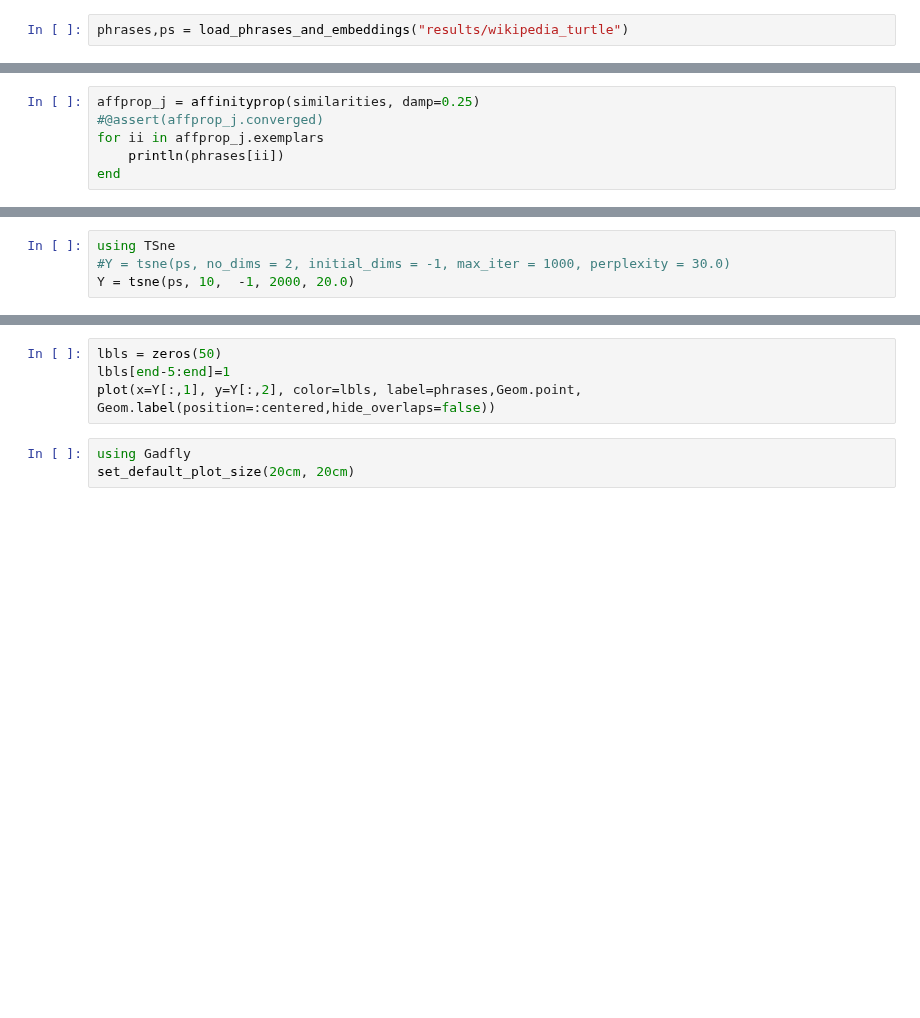
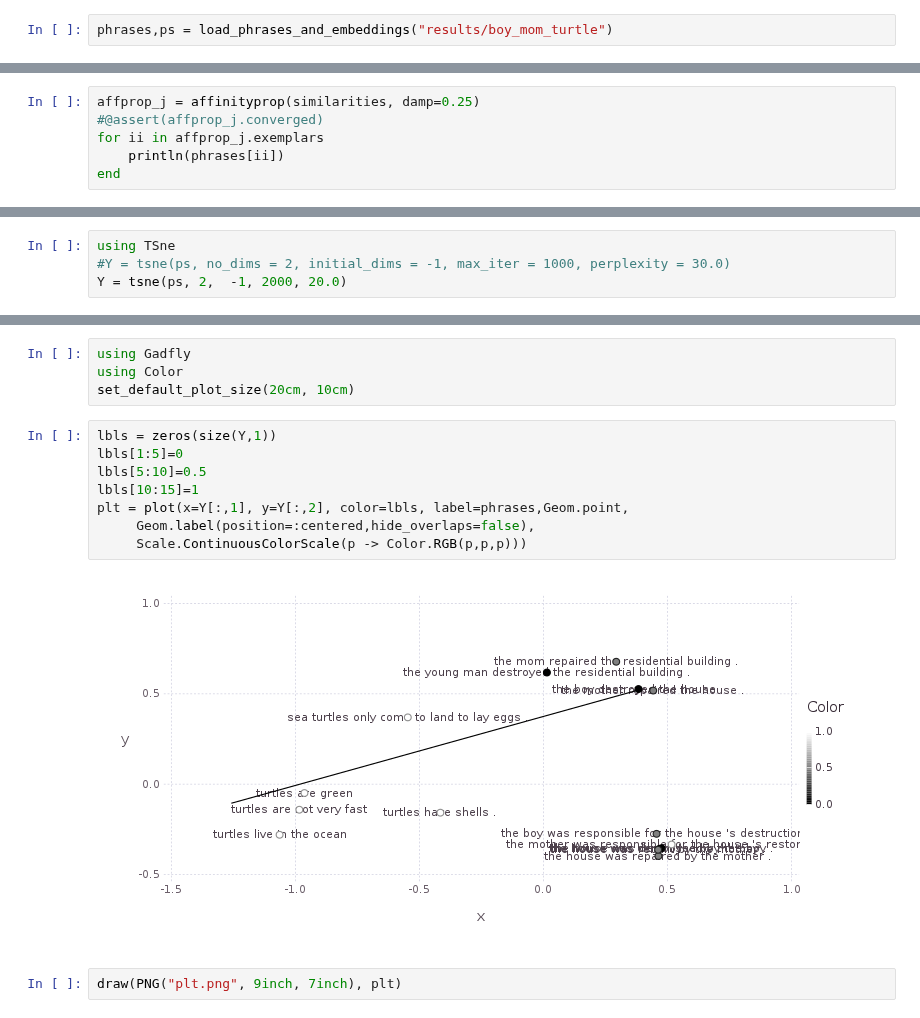
Before and after one commit to oxinabox/phd, a Jupyter notebook: prototypes/summaristation/ClusterSummarise.ipynb, the cells around one changed output, grey strips where cells are left out. Cells and saved outputs as stored; diff of their text form; blank space fills up the shorter version.

```diff
--- a/prototypes/summaristation/ClusterSummarise.ipynb
+++ b/prototypes/summaristation/ClusterSummarise.ipynb
@@ -20,5 +20,5 @@ load_phrases_and_embeddings (generic function with 1 method)
 #ps = readcsv("results/gutten.csv")[phrase_range,:]
 #phrases = loadphrases("results/gutten.phrases.txt") [phrase_range]
 # %%
-phrases,ps = load_phrases_and_embeddings("results/wikipedia_turtle")
+phrases,ps = load_phrases_and_embeddings("results/boy_mom_turtle")
 # %% [output]
@@ -357,4 +246,4 @@ Y = transform(pca, ps')'
 # %%
 using TSne
 #Y = tsne(ps, no_dims = 2, initial_dims = -1, max_iter = 1000, perplexity = 30.0)
-Y = tsne(ps, 10,  -1, 2000, 20.0)
+Y = tsne(ps, 2,  -1, 2000, 20.0)
@@ -361,7 +284,16 @@ Y = tsne(ps, 10,  -1, 2000, 20.0)
+# %%
+using Gadfly
+using Color
+set_default_plot_size(20cm, 10cm)
 # %%
-lbls = zeros(50)
-lbls[end-5:end]=1
-plot(x=Y[:,1], y=Y[:,2], color=lbls, label=phrases,Geom.point, Geom.label(position=:centered,hide_overlaps=false))
+lbls = zeros(size(Y,1))
+lbls[1:5]=0
+lbls[5:10]=0.5
+lbls[10:15]=1
+plt = plot(x=Y[:,1], y=Y[:,2], color=lbls, label=phrases,Geom.point,
+     Geom.label(position=:centered,hide_overlaps=false),
+     Scale.ContinuousColorScale(p -> Color.RGB(p,p,p)))
+# %% [output]
+[figure, added]
-# %%
-using Gadfly
-set_default_plot_size(20cm, 20cm)
+# %%
+draw(PNG("plt.png", 9inch, 7inch), plt)
```
Also changed, not shown: parts of 22 cells of this notebook, 2 other files.
